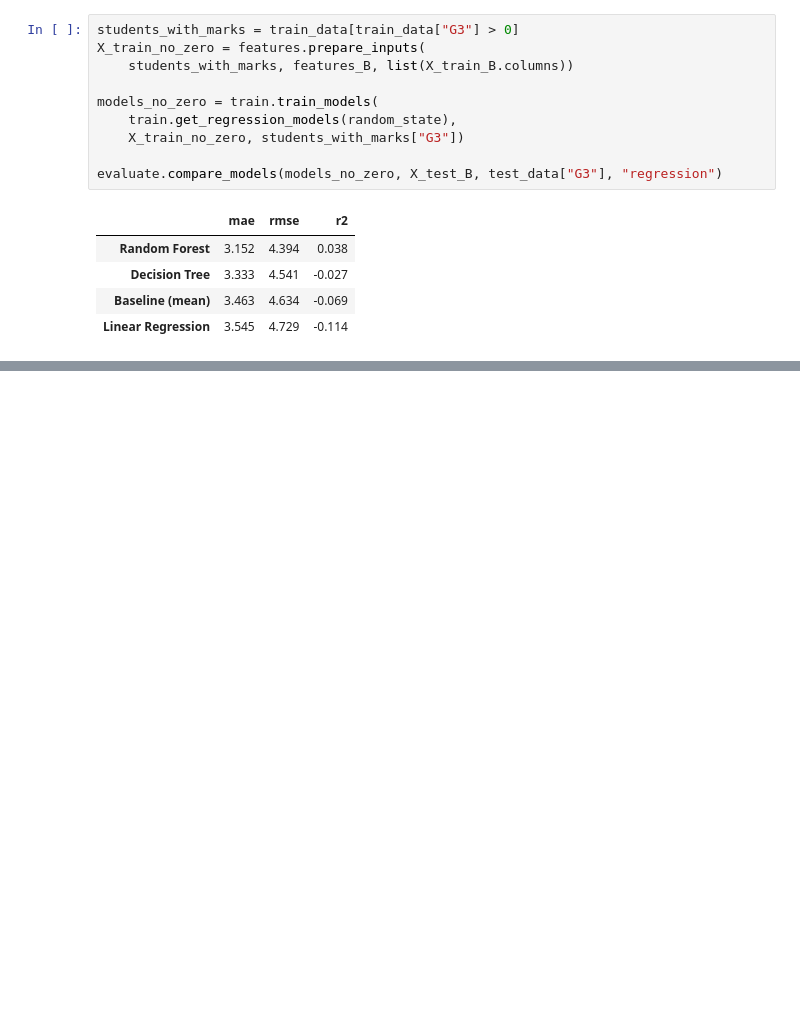
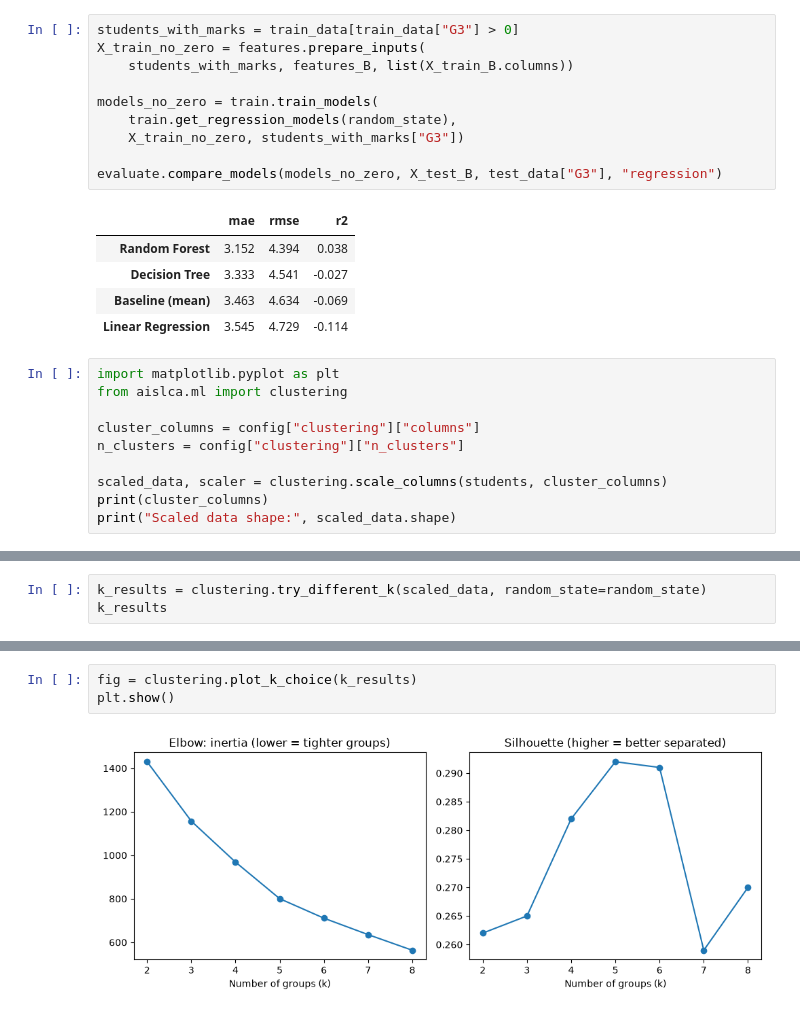
Before and after one commit to prajwal-sv/AI-Learning-Career-Assistant, a Jupyter notebook: notebooks/03_machine_learning.ipynb, the cells around one changed output, grey strips where cells are left out. Drawn from its saved outputs; the diff is of its cells as text; blank space fills up the shorter version.

Commit message:
docs: add K-Means clustering section to notebook

```diff
--- a/notebooks/03_machine_learning.ipynb
+++ b/notebooks/03_machine_learning.ipynb
@@ -158,3 +156,13 @@ evaluate.compare_models(models_no_zero, X_test_B, test_data["G3"], "regression")
 | Decision Tree | 3.333 | 4.541 | -0.027 |
 | Baseline (mean) | 3.463 | 4.634 | -0.069 |
 | Linear Regression | 3.545 | 4.729 | -0.114 |
+# %%
+import matplotlib.pyplot as plt
+from aislca.ml import clustering
+
+cluster_columns = config["clustering"]["columns"]
+n_clusters = config["clustering"]["n_clusters"]
+
+scaled_data, scaler = clustering.scale_columns(students, cluster_columns)
+print(cluster_columns)
+print("Scaled data shape:", scaled_data.shape)
@@ -160,0 +172,3 @@ evaluate.compare_models(models_no_zero, X_test_B, test_data["G3"], "regression")
+# %%
+k_results = clustering.try_different_k(scaled_data, random_state=random_state)
+k_results
@@ -160,0 +184,5 @@ evaluate.compare_models(models_no_zero, X_test_B, test_data["G3"], "regression")
+# %%
+fig = clustering.plot_k_choice(k_results)
+plt.show()
+# %% [output]
+[figure, added]
```
Also changed, not shown: parts of 5 cells of this notebook.
